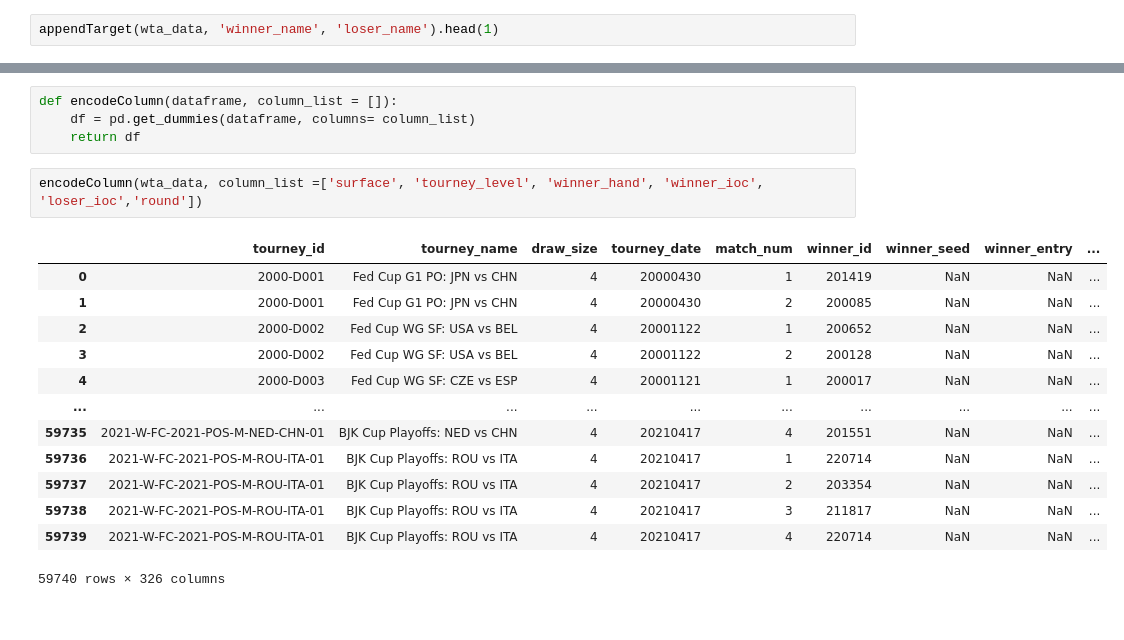
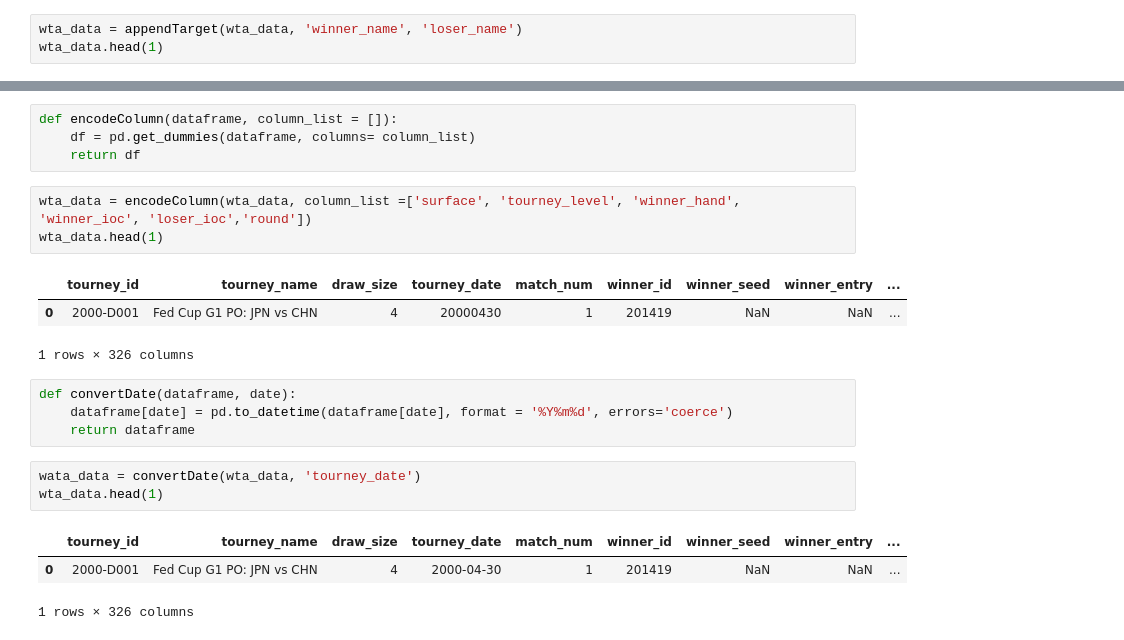
Before and after one commit to DSEI21000-S21/project-tennis-ml, a Jupyter notebook: helper_functions.ipynb, the cells around one changed output, grey strips where cells are left out. Saved outputs shown, nothing was run; the diff lists cells and outputs as text.

```diff
--- a/helper_functions.ipynb
+++ b/helper_functions.ipynb
@@ -19,7 +19,8 @@ def appendTarget(dataframe, winner_col, loser_col):
     dataframe[loser_col] = 0
     return dataframe
 # %%
-appendTarget(wta_data, 'winner_name', 'loser_name').head(1)
+wta_data = appendTarget(wta_data, 'winner_name', 'loser_name')
+wta_data.head(1)
 # %% [output]
 |  | tourney_id | tourney_name | surface | draw_size | tourney_level | tourney_date | match_num | winner_id | ... |
 | 0 | 2000-D001 | Fed Cup G1 PO: JPN vs CHN | Hard | 4 | D | 20000430 | 1 | 201419 | ... |
@@ -29,18 +30,20 @@ def encodeColumn(dataframe, column_list = []):
     df = pd.get_dummies(dataframe, columns= column_list)
     return df
 # %%
-encodeColumn(wta_data, column_list =['surface', 'tourney_level', 'winner_hand', 'winner_ioc', 'loser_ioc','round'])
+wta_data = encodeColumn(wta_data, column_list =['surface', 'tourney_level', 'winner_hand', 'winner_ioc', 'loser_ioc','round'])
+wta_data.head(1)
 # %% [output]
 |  | tourney_id | tourney_name | draw_size | tourney_date | match_num | winner_id | winner_seed | winner_entry | ... |
 | 0 | 2000-D001 | Fed Cup G1 PO: JPN vs CHN | 4 | 20000430 | 1 | 201419 | NaN | NaN | ... |
-| 1 | 2000-D001 | Fed Cup G1 PO: JPN vs CHN | 4 | 20000430 | 2 | 200085 | NaN | NaN | ... |
-| 2 | 2000-D002 | Fed Cup WG SF: USA vs BEL | 4 | 20001122 | 1 | 200652 | NaN | NaN | ... |
-| 3 | 2000-D002 | Fed Cup WG SF: USA vs BEL | 4 | 20001122 | 2 | 200128 | NaN | NaN | ... |
-| 4 | 2000-D003 | Fed Cup WG SF: CZE vs ESP | 4 | 20001121 | 1 | 200017 | NaN | NaN | ... |
-| ... | ... | ... | ... | ... | ... | ... | ... | ... | ... |
-| 59735 | 2021-W-FC-2021-POS-M-NED-CHN-01 | BJK Cup Playoffs: NED vs CHN | 4 | 20210417 | 4 | 201551 | NaN | NaN | ... |
-| 59736 | 2021-W-FC-2021-POS-M-ROU-ITA-01 | BJK Cup Playoffs: ROU vs ITA | 4 | 20210417 | 1 | 220714 | NaN | NaN | ... |
-| 59737 | 2021-W-FC-2021-POS-M-ROU-ITA-01 | BJK Cup Playoffs: ROU vs ITA | 4 | 20210417 | 2 | 203354 | NaN | NaN | ... |
-| 59738 | 2021-W-FC-2021-POS-M-ROU-ITA-01 | BJK Cup Playoffs: ROU vs ITA | 4 | 20210417 | 3 | 211817 | NaN | NaN | ... |
-| 59739 | 2021-W-FC-2021-POS-M-ROU-ITA-01 | BJK Cup Playoffs: ROU vs ITA | 4 | 20210417 | 4 | 220714 | NaN | NaN | ... |
-59740 rows × 326 columns
+1 rows × 326 columns
+# %%
+def convertDate(dataframe, date):
+    dataframe[date] = pd.to_datetime(dataframe[date], format = '%Y%m%d', errors='coerce')
+    return dataframe
+# %%
+wata_data = convertDate(wta_data, 'tourney_date')
+wta_data.head(1)
+# %% [output]
+|  | tourney_id | tourney_name | draw_size | tourney_date | match_num | winner_id | winner_seed | winner_entry | ... |
+| 0 | 2000-D001 | Fed Cup G1 PO: JPN vs CHN | 4 | 2000-04-30 | 1 | 201419 | NaN | NaN | ... |
+1 rows × 326 columns
```
Also changed, not shown: parts of 4 cells of this notebook.
